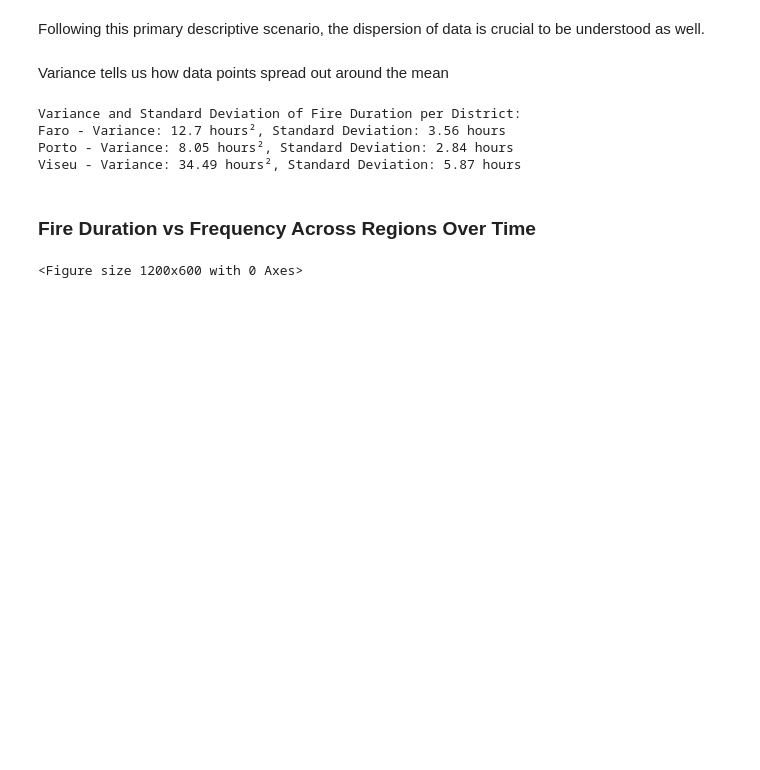
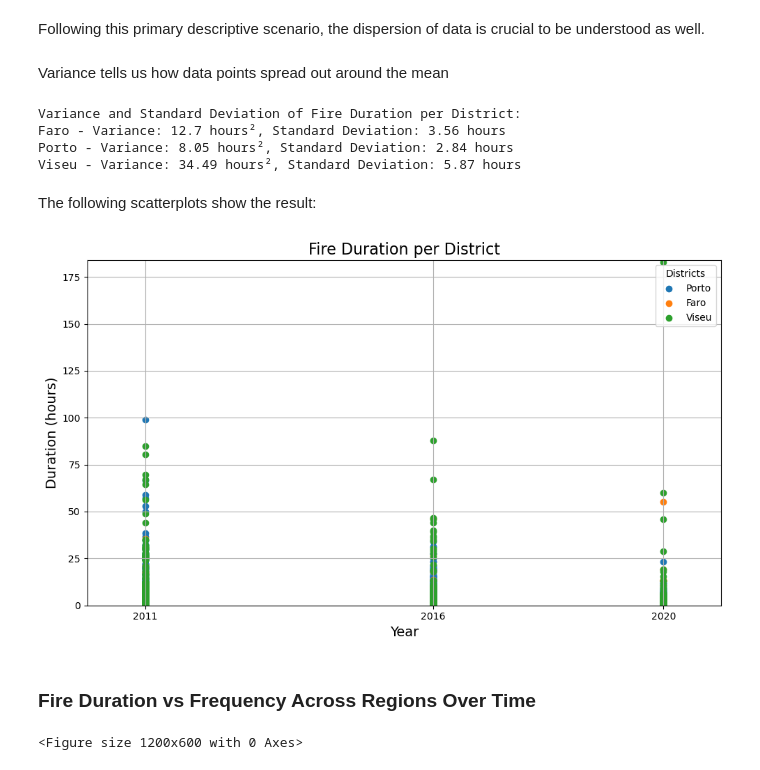
Before and after one commit to brunomfernandes45/fced_stats_project, a Jupyter notebook: phase2_exploration_visualization.ipynb, the cells around one changed output. Saved outputs shown, nothing was run; the diff lists cells and outputs as text; code cells hidden in the pictures; blank space fills up the shorter version.

Commit message:
phase 2 - visualization (variance and SD)

```diff
--- a/phase2_exploration_visualization.ipynb
+++ b/phase2_exploration_visualization.ipynb
@@ -303,6 +303,47 @@ Variance and Standard Deviation of Fire Duration per District:
 Faro - Variance: 12.7 hours², Standard Deviation: 3.56 hours
 Porto - Variance: 8.05 hours², Standard Deviation: 2.84 hours
 Viseu - Variance: 34.49 hours², Standard Deviation: 5.87 hours
+# %% [markdown]
+The following scatterplots show the result:
+# %%
+# Normalize the 'Distrito' column in the SGIF_2011_2020 dataset to handle case sensitivity
+datasets['SGIF_2011_2020']['Distrito'] = datasets['SGIF_2011_2020']['Distrito'].str.strip().str.title()
+
+# Define the districts of interest
+districts_of_interest = ['Porto', 'Faro', 'Viseu']
+
+# Filter the SGIF_2011_2020 dataset for the districts of interest
+filtered_fires = datasets['SGIF_2011_2020'][datasets['SGIF_2011_2020']['Distrito'].isin(districts_of_interest)]
+
+# Create a scatter plot for each district
+plt.figure(figsize=(10, 6))
+
+for district in districts_of_interest:
+    district_data = filtered_fires[filtered_fires['Distrito'] == district]
+
+    # Create a scatter plot for fire duration in the district
+    plt.scatter(district_data['Ano'], district_data['Duracao_Horas'], label=district)
+
+# Customize the plot
+plt.title('Fire Duration per District', fontsize=16)
+plt.xlabel('Year', fontsize=14)
+plt.ylabel('Duration (hours)', fontsize=14)
+plt.xticks(years)  # Ensure that only the specified years are shown on the x-axis
+
+# Set x and y limits to center the plot
+plt.xlim(min(years) - 1, max(years) + 1)  # Adjust x-axis limits
+plt.ylim(0, filtered_fires['Duracao_Horas'].max() + 1)  # Adjust y-axis limits
+
+plt.legend(title='Districts')
+plt.grid(True)
+
+# Use tight_layout to center the plot and optimize spacing
+plt.tight_layout()
+
+# Show the plot
+plt.show()
+# %% [output]
+[figure, added]
 # %% [markdown]
 ### Fire Duration vs Frequency Across Regions Over Time
 # %%
```
